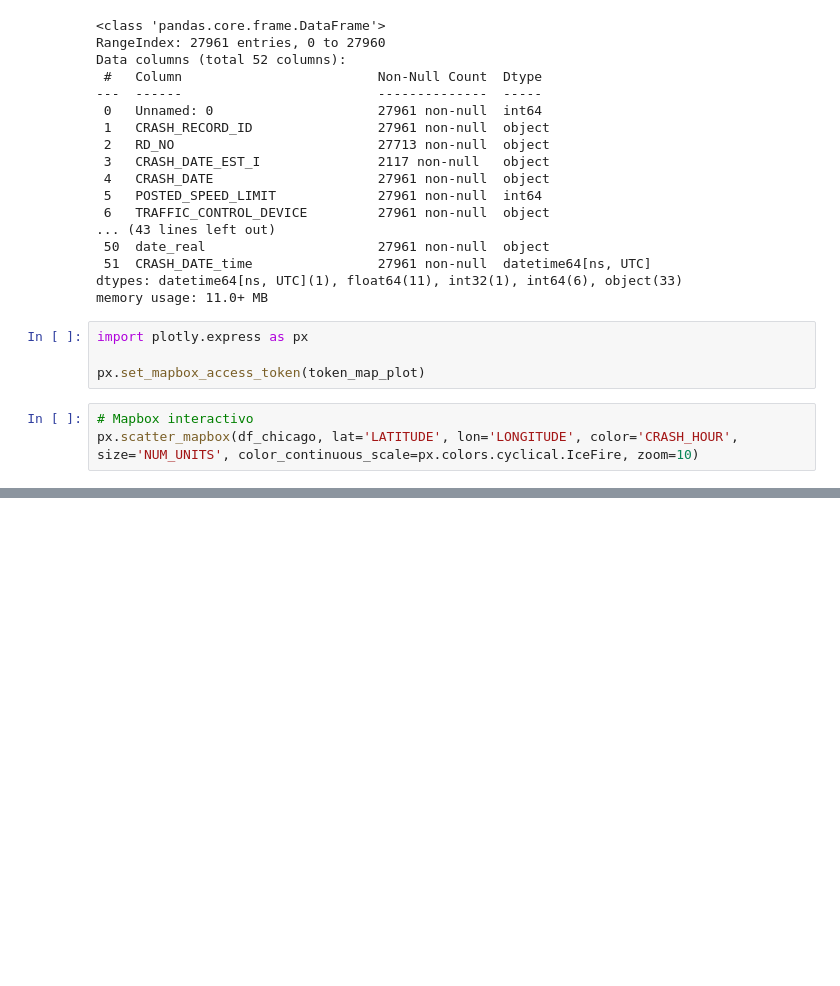
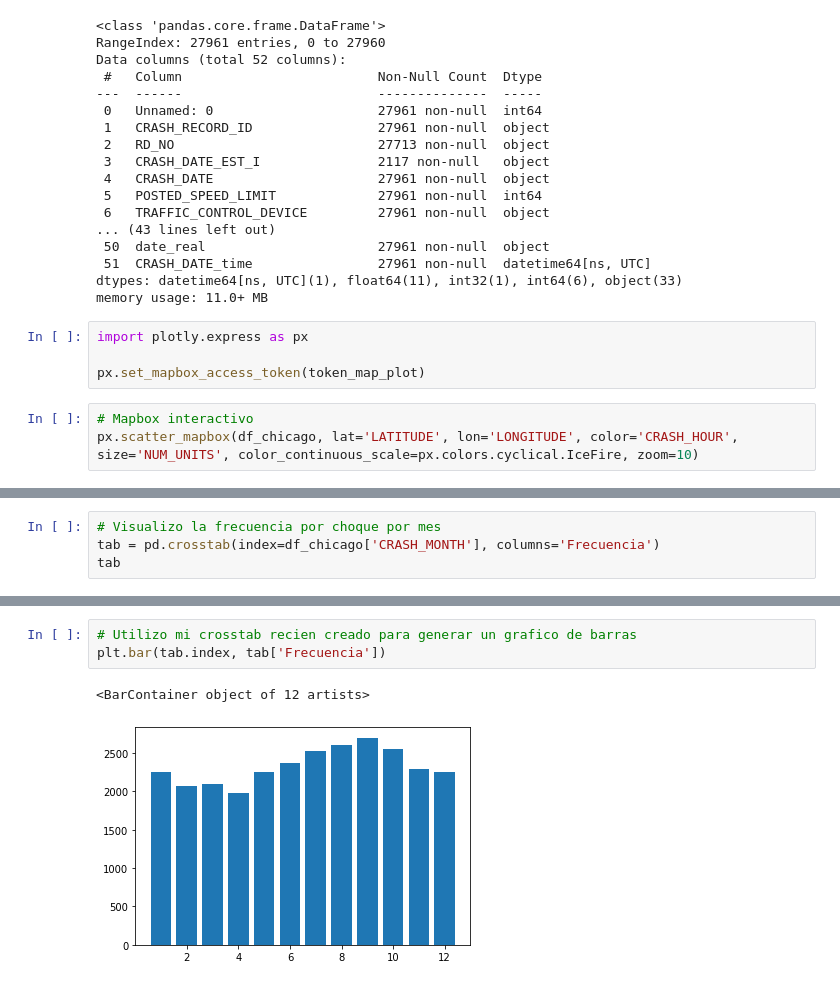
Before and after one commit to zzznavarrete/EDA, a Jupyter notebook: 3 - Transformacion de datos.ipynb, the cells around one changed output, grey strips where cells are left out. Drawn from its saved outputs; the diff is of its cells as text; blank space fills up the shorter version.

```diff
--- a/3 - Transformacion de datos.ipynb
+++ b/3 - Transformacion de datos.ipynb
@@ -110,0 +152,4 @@ px.scatter_mapbox(df_chicago, lat='LATITUDE', lon='LONGITUDE', color='CRASH_HOUR
+# %%
+# Visualizo la frecuencia por choque por mes
+tab = pd.crosstab(index=df_chicago['CRASH_MONTH'], columns='Frecuencia')
+tab
@@ -110,0 +171,6 @@ px.scatter_mapbox(df_chicago, lat='LATITUDE', lon='LONGITUDE', color='CRASH_HOUR
+# %%
+# Utilizo mi crosstab recien creado para generar un grafico de barras
+plt.bar(tab.index, tab['Frecuencia'])
+# %% [output]
+<BarContainer object of 12 artists>
+[figure, added]
```
Also changed, not shown: parts of 9 cells of this notebook.
